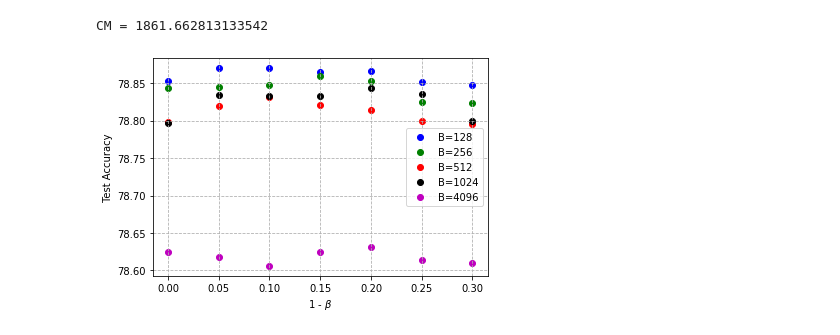
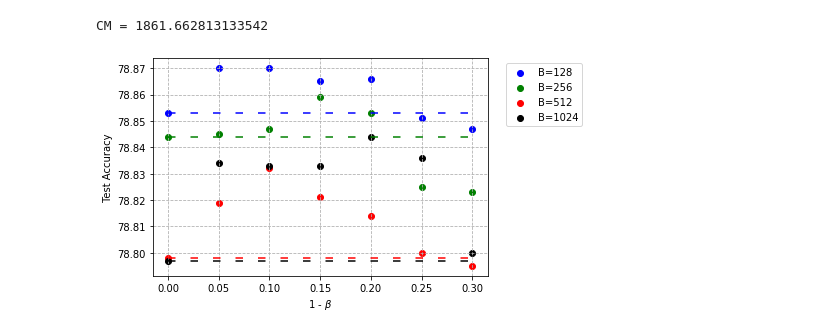
Before and after one commit to anishacharya/Optimization-Mavericks, a Jupyter notebook: playground_.ipynb, the cells around one changed output. Drawn from its saved outputs; the diff is of its cells as text; code cells hidden in the pictures.

```diff
--- a/playground_.ipynb
+++ b/playground_.ipynb
@@ -105,28 +105,43 @@ CM = 1861.662813133542
 # %%
 import matplotlib.pyplot as plt
 from matplotlib import rc
 import numpy as np
 
 x_ax = [0, 0.05, 0.1, 0.15, 0.2, 0.25, 0.3]
 
-sgd_128 = bs_128[0]*np.ones(7)
 
 bs_128  = [78.853, 78.87, 78.87, 78.865, 78.866, 78.851, 78.847]
 bs_256  = [78.844, 78.845, 78.847, 78.859, 78.853, 78.825, 78.823]
 bs_512  = [78.798, 78.819, 78.832, 78.821, 78.814, 78.8, 78.795]
 bs_1024 = [78.797, 78.834, 78.833, 78.833, 78.844, 78.836, 78.8]
 bs_4096 = [78.625, 78.618, 78.606, 78.625, 78.631, 78.614, 78.61]
 
+sgd_128 = bs_128[0]*np.ones(7)
+sgd_256 = bs_256[0]*np.ones(7)
+sgd_512 = bs_512[0]*np.ones(7)
+sgd_1024 = bs_1024[0]*np.ones(7)
+sgd_4096 = bs_4096[0]*np.ones(7)
+
+ax = plt.axes()
+
+ax.plot(x_ax, sgd_128, linestyle=(0, (5, 10)), c='b')
+ax.plot(x_ax, sgd_256, linestyle=(0, (5, 10)), c='g')
+ax.plot(x_ax, sgd_512, linestyle=(0, (5, 10)), c='r')
+ax.plot(x_ax, sgd_1024, linestyle=(0, (5, 10)), c='k')
+# ax.plot(x_ax, sgd_4096, linestyle=(0, (5, 10)), c='m')
+
+
 # plt.ylim(78.8, 78.9)
 plt.scatter(x_ax, bs_128, c='b', label='B=128')
 plt.scatter(x_ax, bs_256, c='g', label='B=256')
 plt.scatter(x_ax, bs_512, c='r', label='B=512')
 plt.scatter(x_ax, bs_1024, c='k', label='B=1024')
-plt.scatter(x_ax, bs_4096, c='m', label='B=4096')
-plt.legend()
+# plt.scatter(x_ax, bs_4096, c='m', label='B=4096')
+
+plt.legend(bbox_to_anchor=(1.04,1), loc="upper left")
 plt.grid(True, which='both', linestyle='--')
 plt.xlabel(r'1 - $\beta$', fontsize=10)
 plt.ylabel(" Test Accuracy ", fontsize=10)
 plt.show()
 # %% [output]
-[figure, old version]
+[figure, new version]
```
Also changed, not shown: parts of 1 cell of this notebook, 1 other file.
